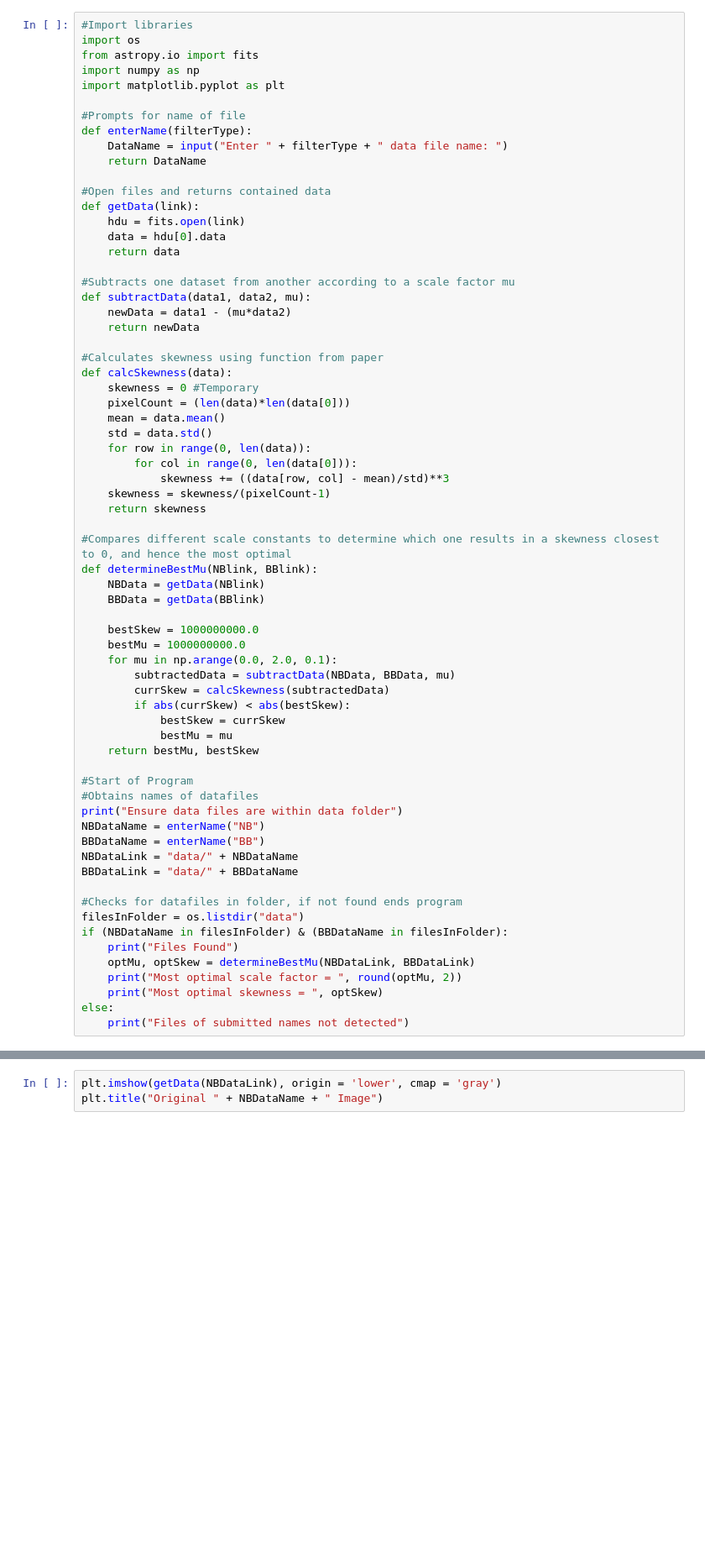
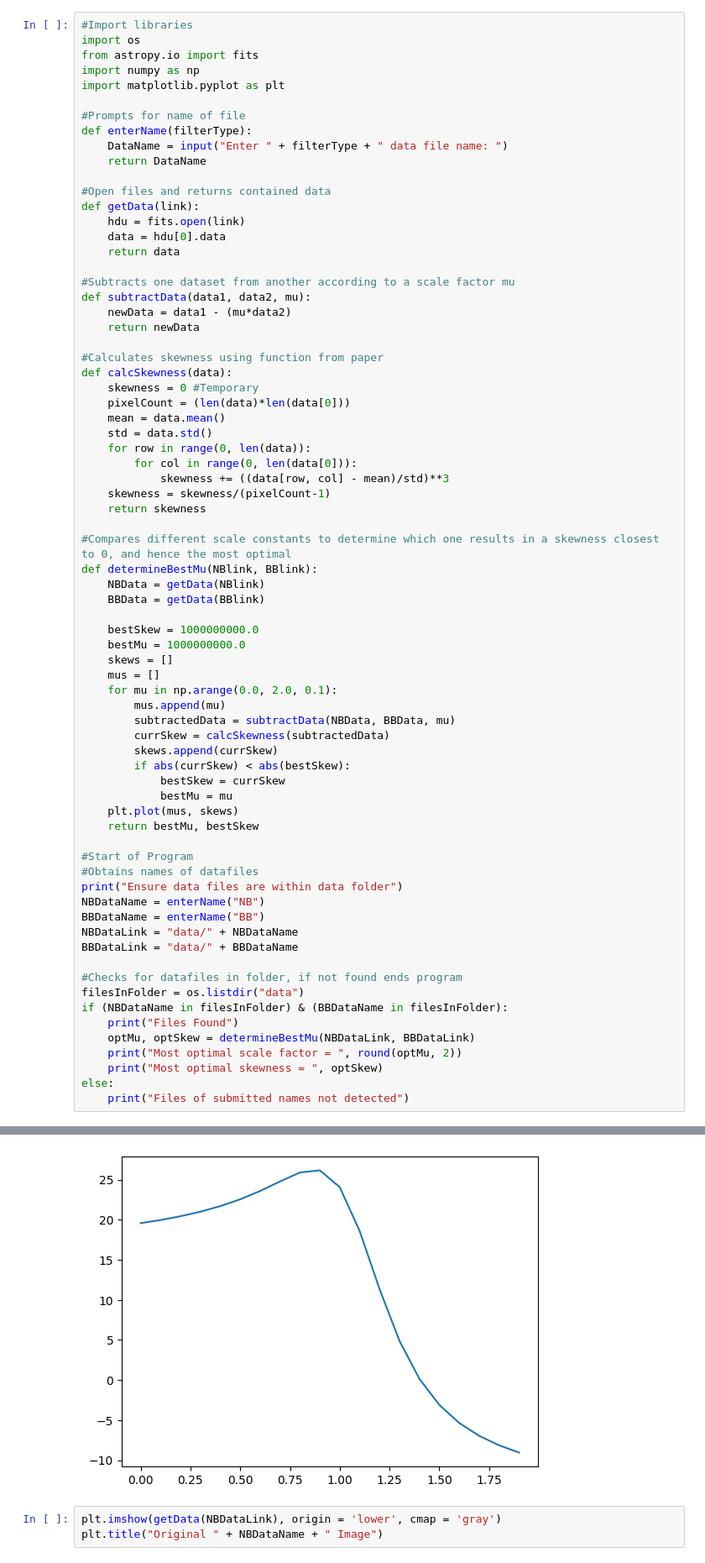
Before and after one commit to JoeBannouna/sceni, a Jupyter notebook: src/POC/leoPOC.ipynb, the cells around one changed output, grey strips where cells are left out. Shown at 84% size. Cells and saved outputs as stored; diff of their text form; blank space fills up the shorter version.

Commit message:
Added very rough skewness vs mu plot

```diff
--- a/src/POC/leoPOC.ipynb
+++ b/src/POC/leoPOC.ipynb
@@ -40,36 +40,42 @@ def determineBestMu(NBlink, BBlink):
 
     bestSkew = 1000000000.0
     bestMu = 1000000000.0
+    skews = []
+    mus = []
     for mu in np.arange(0.0, 2.0, 0.1):
+        mus.append(mu)
         subtractedData = subtractData(NBData, BBData, mu)
         currSkew = calcSkewness(subtractedData)
+        skews.append(currSkew)
         if abs(currSkew) < abs(bestSkew):
             bestSkew = currSkew
             bestMu = mu
+    plt.plot(mus, skews)
     return bestMu, bestSkew
 
 #Start of Program
 #Obtains names of datafiles
 print("Ensure data files are within data folder")
 NBDataName = enterName("NB")
 BBDataName = enterName("BB")
 NBDataLink = "data/" + NBDataName
 BBDataLink = "data/" + BBDataName
 
 #Checks for datafiles in folder, if not found ends program
 filesInFolder = os.listdir("data")
 if (NBDataName in filesInFolder) & (BBDataName in filesInFolder):
     print("Files Found")
     optMu, optSkew = determineBestMu(NBDataLink, BBDataLink)
     print("Most optimal scale factor = ", round(optMu, 2))
     print("Most optimal skewness = ", optSkew)
 else:
     print("Files of submitted names not detected")
 # %% [output]
 Ensure data files are within data folder
 Files Found
 Most optimal scale factor =  1.4
 Most optimal skewness =  0.1463936251198289
+[figure, added]
 # %%
 plt.imshow(getData(NBDataLink), origin = 'lower', cmap = 'gray')
 plt.title("Original " + NBDataName + " Image")
```
